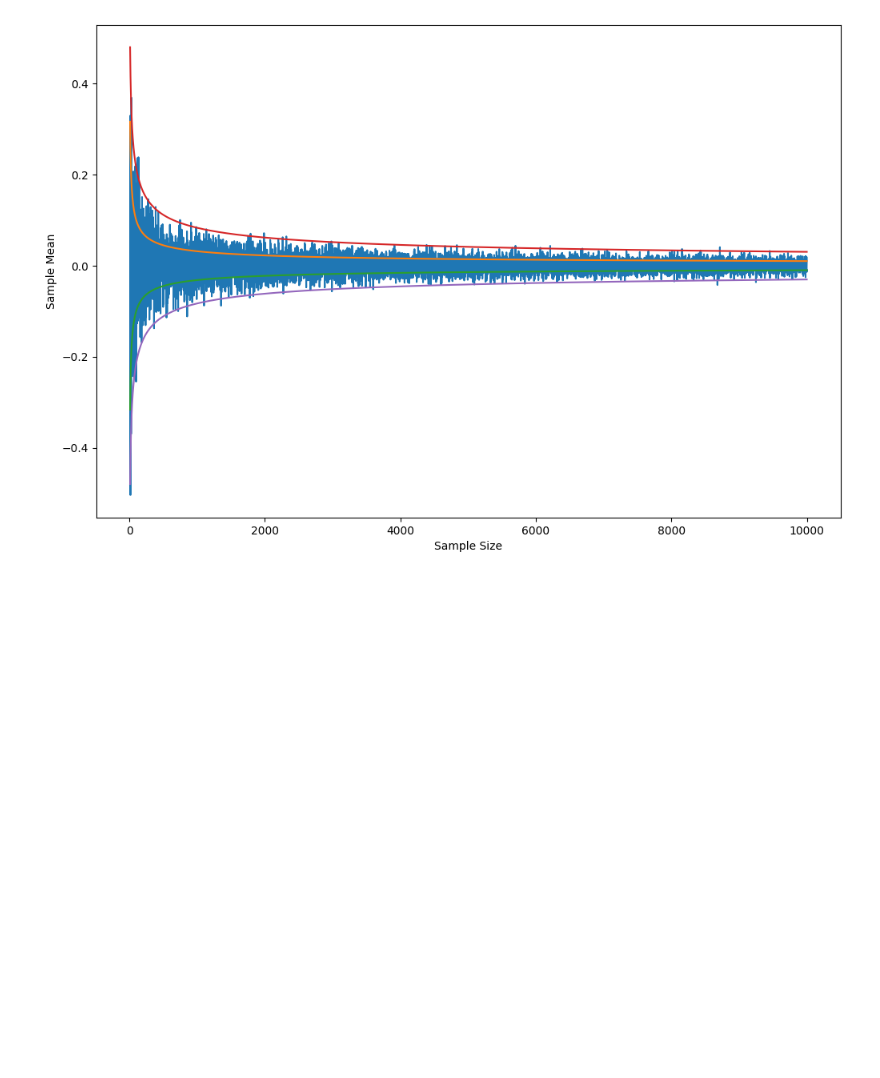
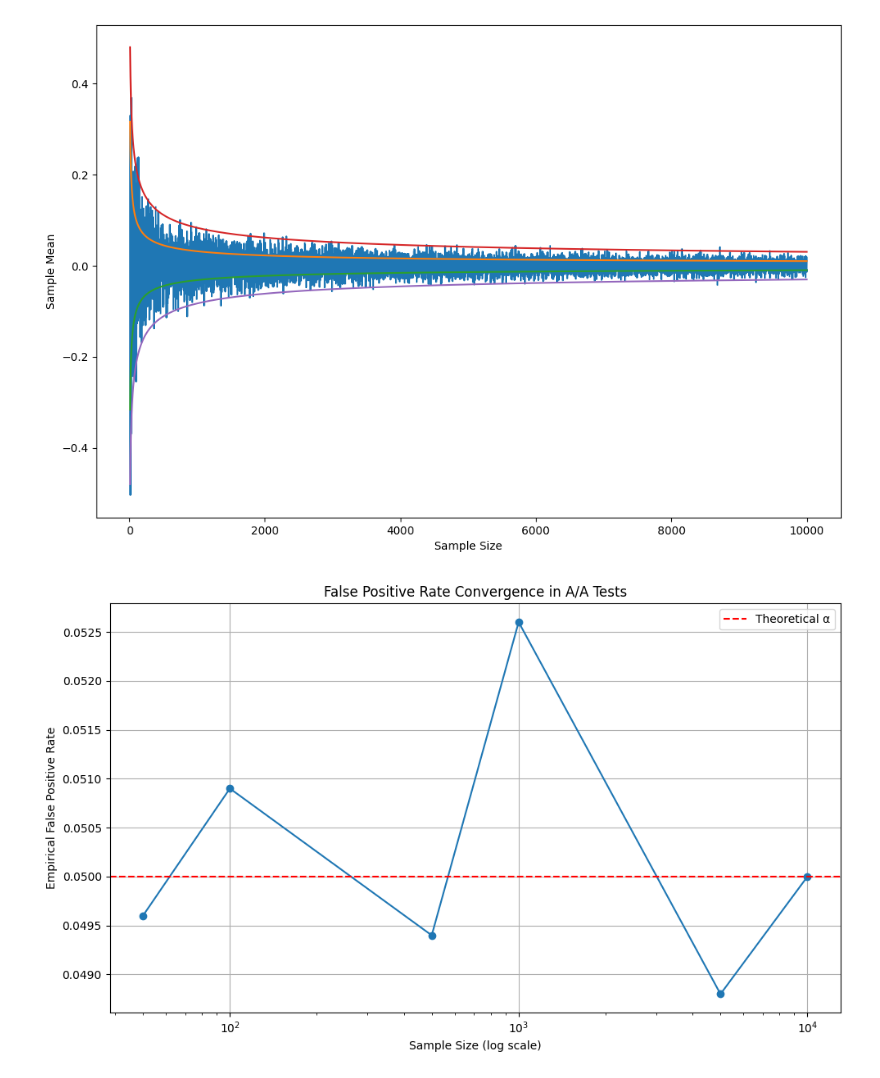
Before and after one commit to juanpi19/medium-articles, a Jupyter notebook: ab-testing-peeking-04/peeking_simulator.ipynb, the cells around one changed output. Cells and saved outputs as stored; diff of their text form; code cells hidden in the pictures; blank space fills up the shorter version.

```diff
--- a/ab-testing-peeking-04/peeking_simulator.ipynb
+++ b/ab-testing-peeking-04/peeking_simulator.ipynb
@@ -140,0 +144,11 @@ plt.show()
+# %%
+effect_sizes = [0.08, 0.05, 0.04, 0.035, 0.029]
+
+alpha = 0.05 # significance level, false positive probability
+power = 0.8 # probability of correctly rejecting the null hypothesis
+
+for effect_size in effect_sizes:
+    power_analysis = TTestIndPower()
+    sample_size = power_analysis.solve_power(effect_size=effect_size, alpha=alpha, power=power, alternative='larger')
+    print(round(sample_size))
+    # print(f"Sample size per group: {sample_size:.0f}")
@@ -165,3 +223,69 @@ plt.ylabel("Sample Mean")
 # %% [output]
 Text(0, 0.5, 'Sample Mean')
 [figure]
+# %%
+import numpy as np
+import scipy.stats as stats
+import matplotlib.pyplot as plt
+
+def simulate_aa_test(sample_size, num_simulations=1000, alpha=0.05):
+    """
+    Simulate A/A tests to check false positive rate convergence
+
+    Parameters:
+    - sample_size: Number of samples in each group
+    - num_simulations: Number of A/A test simulations to run
+    - alpha: Significance level
+
+    Returns:
+    - Empirical false positive rate
+    """
+    # Track number of false positives (Type I errors)
+    false_positives = 0
+
+    for _ in range(num_simulations):
+        # Generate two independent samples from standard normal distribution
+        group_a1 = np.random.standard_normal(sample_size)
+        group_a2 = np.random.standard_normal(sample_size)
+
+        # Perform two-sample t-test
+        t_statistic, p_value = stats.ttest_ind(group_a1, group_a2)
+
+        # Check if null hypothesis is rejected
+        if p_value < alpha:
+            false_positives += 1
+
+    # Calculate empirical false positive rate
+    false_positive_rate = false_positives / num_simulations
+
+    return false_positive_rate
+
+# Simulate for different sample sizes
+sample_sizes = [50, 100, 500, 1000, 5000, 10000]
+alpha = 0.05
+results = []
+
+for n in sample_sizes:
+    false_positive_rate = simulate_aa_test(n, alpha=alpha)
+    results.append((n, false_positive_rate))
+
+# Plot results
+plt.figure(figsize=(10, 6))
+plt.plot(sample_sizes, [r[1] for r in results], marker='o')
+plt.axhline(y=alpha, color='r', linestyle='--', label='Theoretical α')
+plt.xscale('log')
+plt.xlabel('Sample Size (log scale)')
+plt.ylabel('Empirical False Positive Rate')
+plt.title('False Positive Rate Convergence in A/A Tests')
+plt.legend()
+plt.grid(True)
+plt.tight_layout()
+plt.show()
+
+# Print detailed results
+print("Sample Size | False Positive Rate")
+print("-" * 35)
+for n, rate in results:
+    print(f"{n:11d} | {rate:.4f}")
+# %% [output]
+[figure, added]
```
Also changed, not shown: parts of 10 cells of this notebook.
